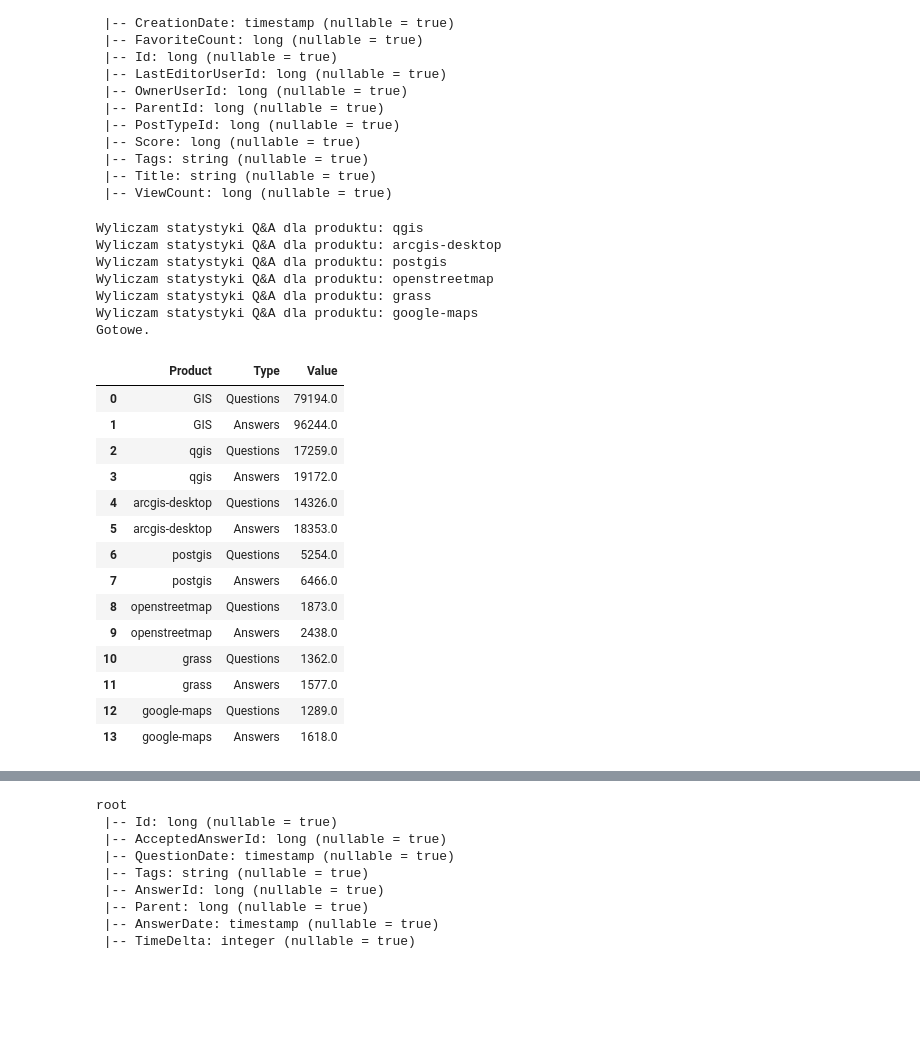
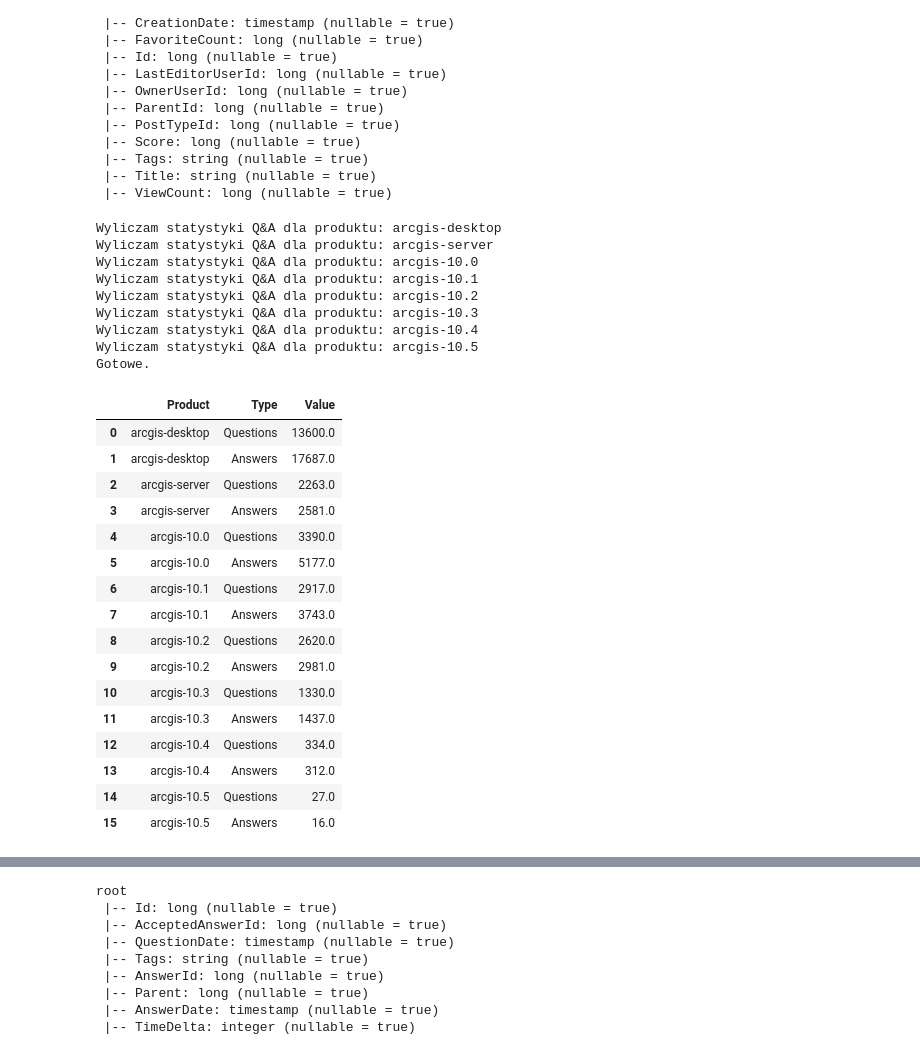
Before and after one commit to mbartosi/studia-bd, a Jupyter notebook: gis_stack_spark.ipynb, the cells around one changed output, grey strips where cells are left out. Saved outputs shown, nothing was run; the diff lists cells and outputs as text; code cells hidden in the pictures; blank space fills up the shorter version.

```diff
--- a/gis_stack_spark.ipynb
+++ b/gis_stack_spark.ipynb
@@ -561,53 +552,58 @@ root
  |-- Title: string (nullable = true)
  |-- ViewCount: long (nullable = true)
 # %%
-# dla całości forum GIS:
+# statystyki Q&A dla całości forum GIS (tylko z tabeli 'posts'):
+#print('Wyliczam statystyki Q&A dla całego forum.')
 qa_stats = pd.DataFrame(columns=['Product', 'Value', 'Type'])
-qa_stats = qa_stats.append(pd.DataFrame.from_dict([{'Product': 'GIS',\
-             'Value': posts.where(posts.PostTypeId == 1).count(),\
-             'Type': 'Questions'}]), ignore_index=True)
-qa_stats = qa_stats.append(pd.DataFrame.from_dict([{'Product': 'GIS',\
-             'Value': posts.where(posts.PostTypeId == 2).count(),\
-             'Type': 'Answers'}]), ignore_index=True)
+#qa_stats = qa_stats.append(pd.DataFrame.from_dict([{'Product': 'GIS',\
+#             'Value': posts.where(posts.PostTypeId == 1).count(),\
+#             'Type': 'Questions'}]), ignore_index=True)
+#qa_stats = qa_stats.append(pd.DataFrame.from_dict([{'Product': 'GIS',\
+#             'Value': posts.where(posts.PostTypeId == 2).count(),\
+#             'Type': 'Answers'}]), ignore_index=True)
 
 # dla produktów:
 for gis_p in gis_products:
     print('Wyliczam statystyki Q&A dla produktu: {0}'.format(gis_p))
     prod_ques = posts.select(posts.Id, posts.AnswerCount, posts.Tags)\
                      .where((posts.PostTypeId == 1) & posts.Tags.rlike(r'\b{0}\b'.format(gis_p)))
     prod_ans = prod_ques.groupBy()\
                         .sum('AnswerCount')\
                         .select(col('sum(AnswerCount)').alias('Answers'))
     qa_stats = qa_stats.append(pd.DataFrame.from_dict([{'Product': gis_p,\
              'Value': prod_ques.count(),\
              'Type': 'Questions'}]), ignore_index=True)
     qa_stats = qa_stats.append(pd.DataFrame.from_dict([{'Product': gis_p,\
              'Value': prod_ans.collect()[0].Answers,\
              'Type': 'Answers'}]), ignore_index=True)
 
 print('Gotowe.')
 qa_stats
 # %% [output]
-Wyliczam statystyki Q&A dla produktu: qgis
 Wyliczam statystyki Q&A dla produktu: arcgis-desktop
-Wyliczam statystyki Q&A dla produktu: postgis
-Wyliczam statystyki Q&A dla produktu: openstreetmap
-Wyliczam statystyki Q&A dla produktu: grass
-Wyliczam statystyki Q&A dla produktu: google-maps
+Wyliczam statystyki Q&A dla produktu: arcgis-server
+Wyliczam statystyki Q&A dla produktu: arcgis-10.0
+Wyliczam statystyki Q&A dla produktu: arcgis-10.1
+Wyliczam statystyki Q&A dla produktu: arcgis-10.2
+Wyliczam statystyki Q&A dla produktu: arcgis-10.3
+Wyliczam statystyki Q&A dla produktu: arcgis-10.4
+Wyliczam statystyki Q&A dla produktu: arcgis-10.5
 Gotowe.
 |  | Product | Type | Value |
-| 0 | GIS | Questions | 79194.0 |
-| 1 | GIS | Answers | 96244.0 |
-| 2 | qgis | Questions | 17259.0 |
-| 3 | qgis | Answers | 19172.0 |
-| 4 | arcgis-desktop | Questions | 14326.0 |
-| 5 | arcgis-desktop | Answers | 18353.0 |
-| 6 | postgis | Questions | 5254.0 |
-| 7 | postgis | Answers | 6466.0 |
-| 8 | openstreetmap | Questions | 1873.0 |
-| 9 | openstreetmap | Answers | 2438.0 |
-| 10 | grass | Questions | 1362.0 |
-| 11 | grass | Answers | 1577.0 |
-| 12 | google-maps | Questions | 1289.0 |
-| 13 | google-maps | Answers | 1618.0 |
+| 0 | arcgis-desktop | Questions | 13600.0 |
+| 1 | arcgis-desktop | Answers | 17687.0 |
+| 2 | arcgis-server | Questions | 2263.0 |
+| 3 | arcgis-server | Answers | 2581.0 |
+| 4 | arcgis-10.0 | Questions | 3390.0 |
+| 5 | arcgis-10.0 | Answers | 5177.0 |
+| 6 | arcgis-10.1 | Questions | 2917.0 |
+| 7 | arcgis-10.1 | Answers | 3743.0 |
+| 8 | arcgis-10.2 | Questions | 2620.0 |
+| 9 | arcgis-10.2 | Answers | 2981.0 |
+| 10 | arcgis-10.3 | Questions | 1330.0 |
+| 11 | arcgis-10.3 | Answers | 1437.0 |
+| 12 | arcgis-10.4 | Questions | 334.0 |
+| 13 | arcgis-10.4 | Answers | 312.0 |
+| 14 | arcgis-10.5 | Questions | 27.0 |
+| 15 | arcgis-10.5 | Answers | 16.0 |
 # %%
```
Also changed, not shown: parts of 26 cells of this notebook.
